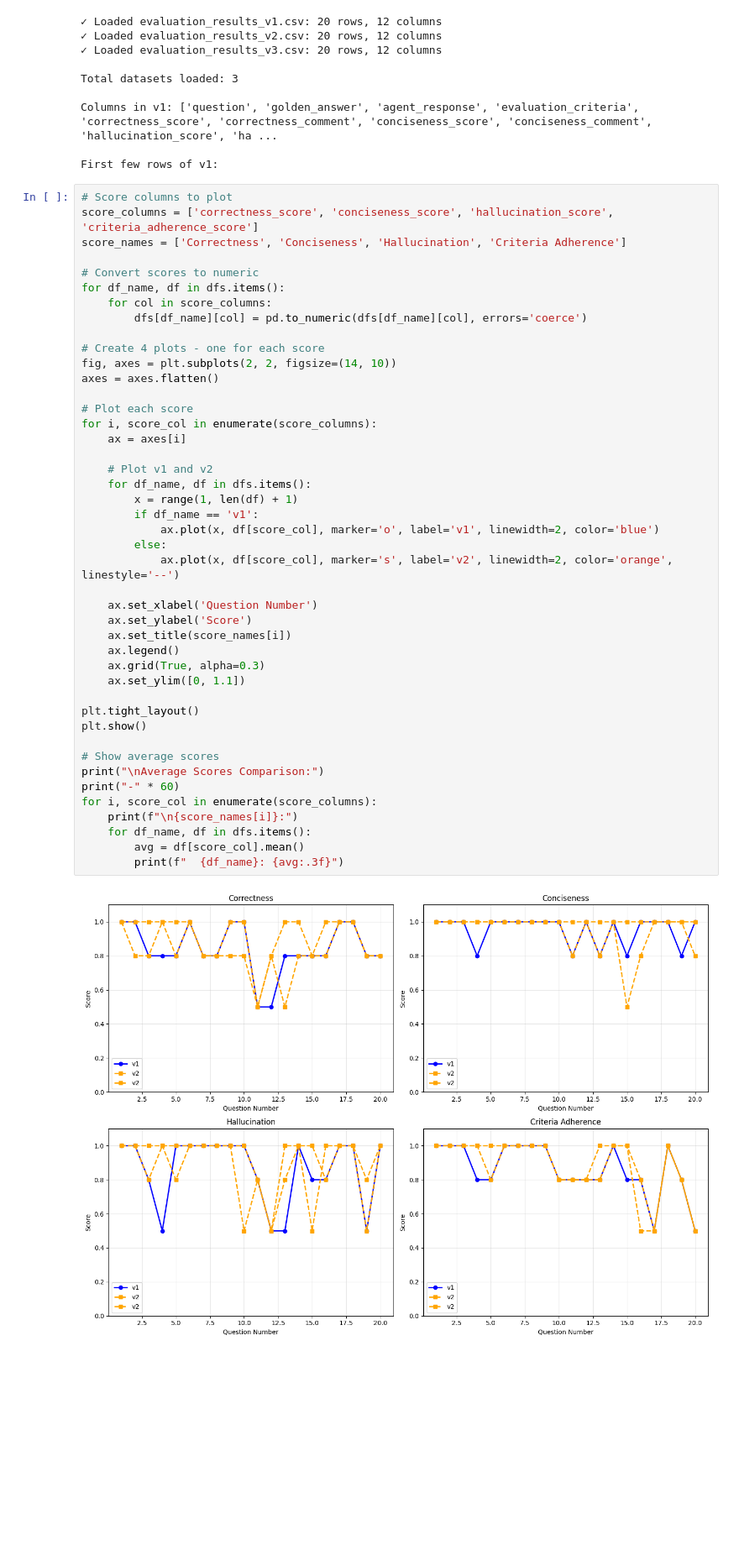
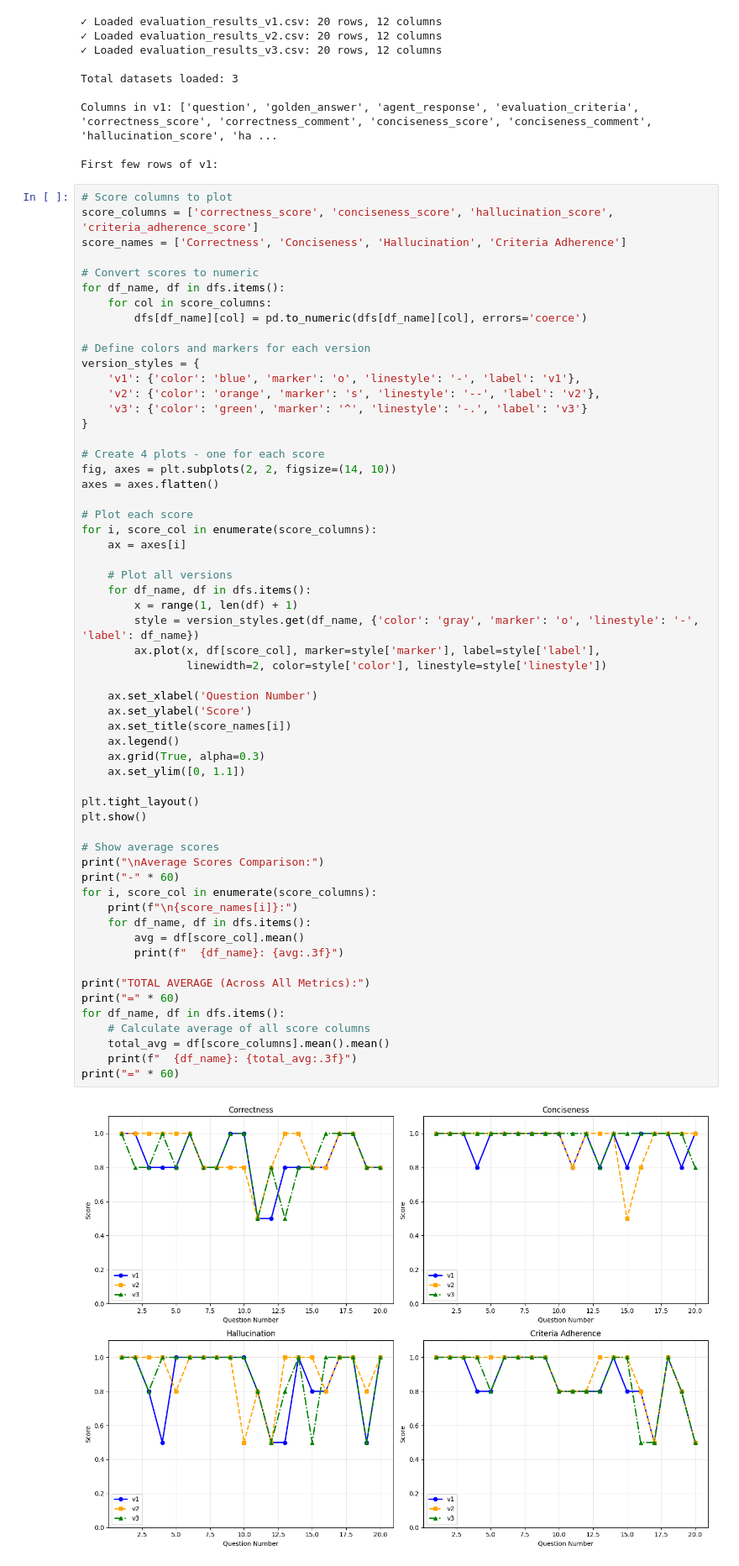
Before and after one commit to parth0774/Sales_AI_Agent, a Jupyter notebook: sales_agent/Eval_Pipeline_Part_2/analyze_stats/stats.ipynb, the cells around one changed output. Shown at 84% size. Saved outputs shown, nothing was run; the diff lists cells and outputs as text; blank space fills up the shorter version.

```diff
--- a/sales_agent/Eval_Pipeline_Part_2/analyze_stats/stats.ipynb
+++ b/sales_agent/Eval_Pipeline_Part_2/analyze_stats/stats.ipynb
@@ -70,42 +70,56 @@ for df_name, df in dfs.items():
     for col in score_columns:
         dfs[df_name][col] = pd.to_numeric(dfs[df_name][col], errors='coerce')
 
+# Define colors and markers for each version
+version_styles = {
+    'v1': {'color': 'blue', 'marker': 'o', 'linestyle': '-', 'label': 'v1'},
+    'v2': {'color': 'orange', 'marker': 's', 'linestyle': '--', 'label': 'v2'},
+    'v3': {'color': 'green', 'marker': '^', 'linestyle': '-.', 'label': 'v3'}
+}
+
 # Create 4 plots - one for each score
 fig, axes = plt.subplots(2, 2, figsize=(14, 10))
 axes = axes.flatten()
 
 # Plot each score
 for i, score_col in enumerate(score_columns):
     ax = axes[i]
 
-    # Plot v1 and v2
+    # Plot all versions
     for df_name, df in dfs.items():
         x = range(1, len(df) + 1)
-        if df_name == 'v1':
-            ax.plot(x, df[score_col], marker='o', label='v1', linewidth=2, color='blue')
-        else:
-            ax.plot(x, df[score_col], marker='s', label='v2', linewidth=2, color='orange', linestyle='--')
+        style = version_styles.get(df_name, {'color': 'gray', 'marker': 'o', 'linestyle': '-', 'label': df_name})
+        ax.plot(x, df[score_col], marker=style['marker'], label=style['label'],
+                linewidth=2, color=style['color'], linestyle=style['linestyle'])
 
     ax.set_xlabel('Question Number')
     ax.set_ylabel('Score')
     ax.set_title(score_names[i])
     ax.legend()
     ax.grid(True, alpha=0.3)
     ax.set_ylim([0, 1.1])
 
 plt.tight_layout()
 plt.show()
 
 # Show average scores
 print("\nAverage Scores Comparison:")
 print("-" * 60)
 for i, score_col in enumerate(score_columns):
     print(f"\n{score_names[i]}:")
     for df_name, df in dfs.items():
         avg = df[score_col].mean()
         print(f"  {df_name}: {avg:.3f}")
+
+print("TOTAL AVERAGE (Across All Metrics):")
+print("=" * 60)
+for df_name, df in dfs.items():
+    # Calculate average of all score columns
+    total_avg = df[score_columns].mean().mean()
+    print(f"  {df_name}: {total_avg:.3f}")
+print("=" * 60)
 # %% [output]
-[figure, old version]
+[figure, new version]
 Average Scores Comparison:
 ------------------------------------------------------------
 
```
Also changed, not shown: parts of 1 cell of this notebook, 1 other file.
